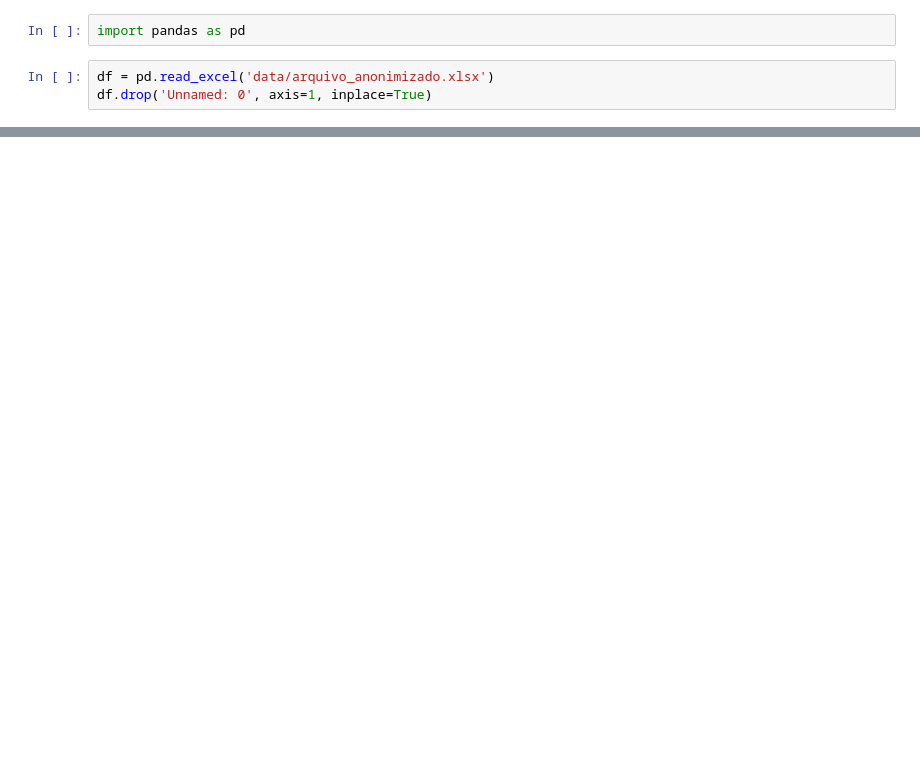
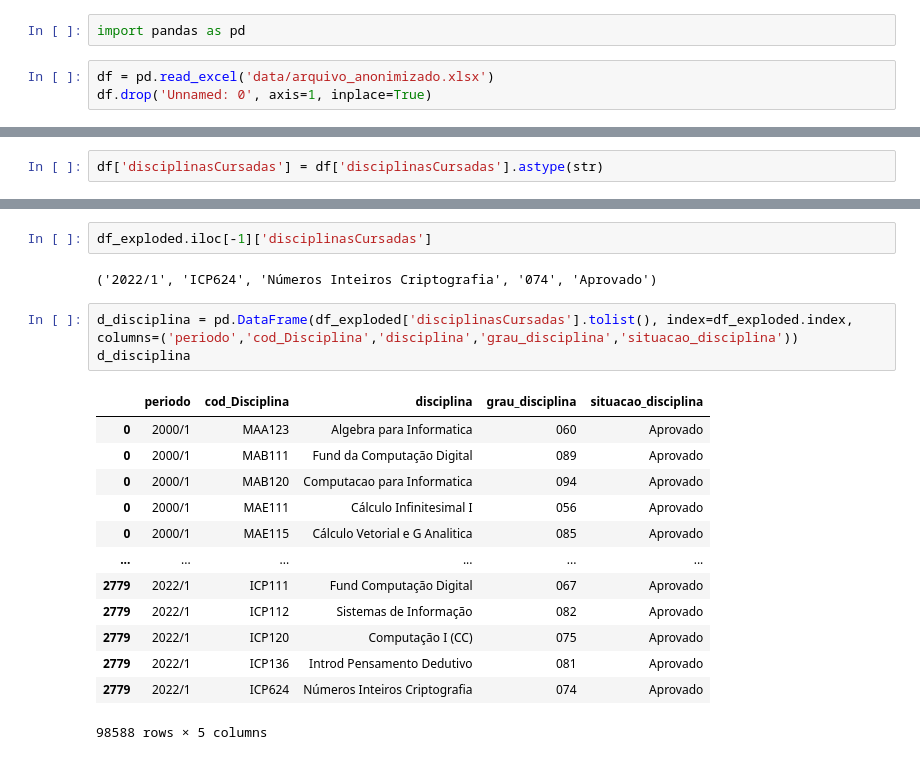
Before and after one commit to MarcosEduard0/Streamlit-TCC, a Jupyter notebook: marcos.ipynb, the cells around one changed output, grey strips where cells are left out. Cells and saved outputs as stored; diff of their text form; blank space fills up the shorter version.

```diff
--- a/marcos.ipynb
+++ b/marcos.ipynb
@@ -14,0 +79,2 @@ df.head(5)
+# %%
+df['disciplinasCursadas'] = df['disciplinasCursadas'].astype(str)
@@ -28,0 +120,21 @@ Index(['Unnamed: 0', 'matriculaDRE', 'periodoIngressoUFRJ',
+# %%
+df_exploded.iloc[-1]['disciplinasCursadas']
+# %% [output]
+('2022/1', 'ICP624', 'Números Inteiros Criptografia', '074', 'Aprovado')
+# %%
+d_disciplina = pd.DataFrame(df_exploded['disciplinasCursadas'].tolist(), index=df_exploded.index, columns=('periodo','cod_Disciplina','disciplina','grau_disciplina','situacao_disciplina'))
+d_disciplina
+# %% [output]
+|  | periodo | cod_Disciplina | disciplina | grau_disciplina | situacao_disciplina |
+| 0 | 2000/1 | MAA123 | Algebra para Informatica | 060 | Aprovado |
+| 0 | 2000/1 | MAB111 | Fund da Computação Digital | 089 | Aprovado |
+| 0 | 2000/1 | MAB120 | Computacao para Informatica | 094 | Aprovado |
+| 0 | 2000/1 | MAE111 | Cálculo Infinitesimal I | 056 | Aprovado |
+| 0 | 2000/1 | MAE115 | Cálculo Vetorial e G Analitica | 085 | Aprovado |
+| ... | ... | ... | ... | ... | ... |
+| 2779 | 2022/1 | ICP111 | Fund Computação Digital | 067 | Aprovado |
+| 2779 | 2022/1 | ICP112 | Sistemas de Informação | 082 | Aprovado |
+| 2779 | 2022/1 | ICP120 | Computação I (CC) | 075 | Aprovado |
+| 2779 | 2022/1 | ICP136 | Introd Pensamento Dedutivo | 081 | Aprovado |
+| 2779 | 2022/1 | ICP624 | Números Inteiros Criptografia | 074 | Aprovado |
+98588 rows × 5 columns
```
Also changed, not shown: parts of 22 cells of this notebook, 2 other files.
